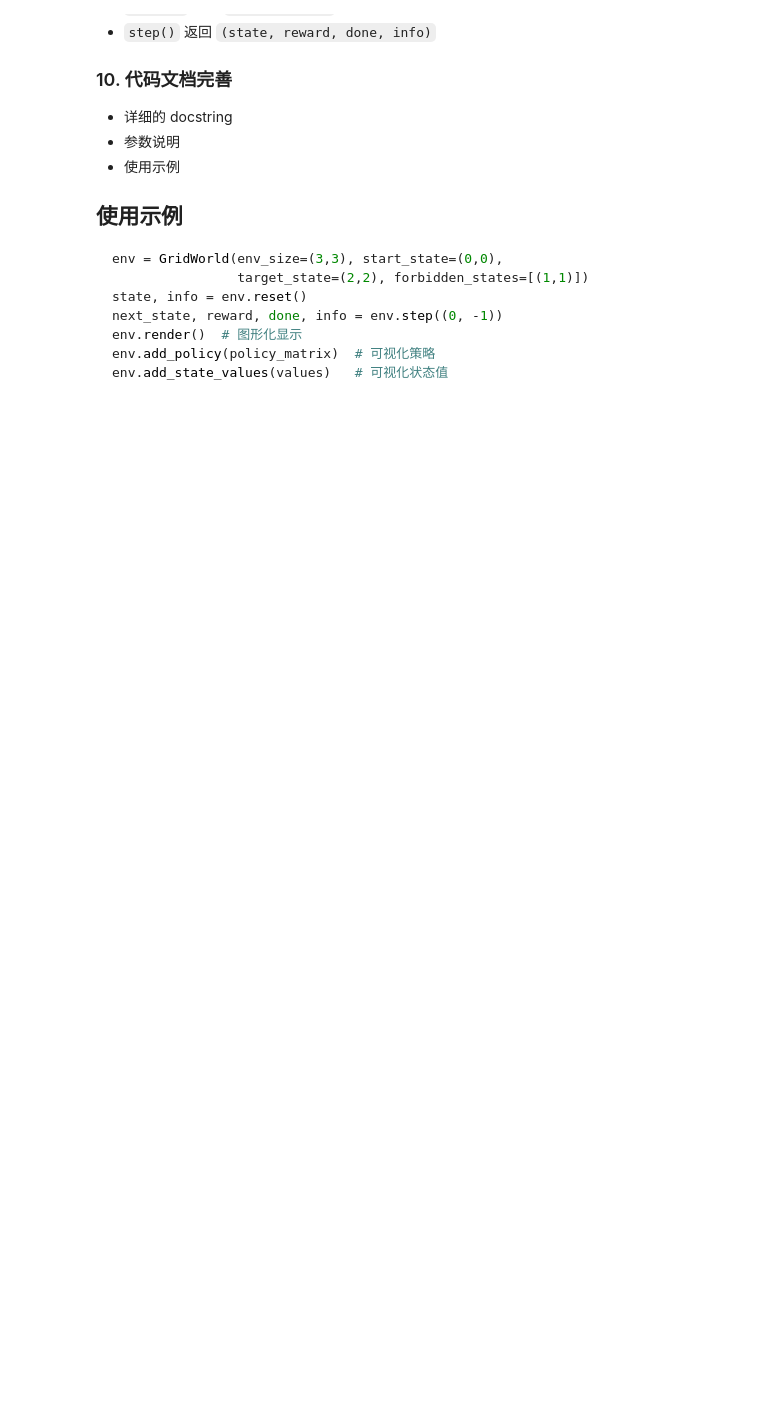
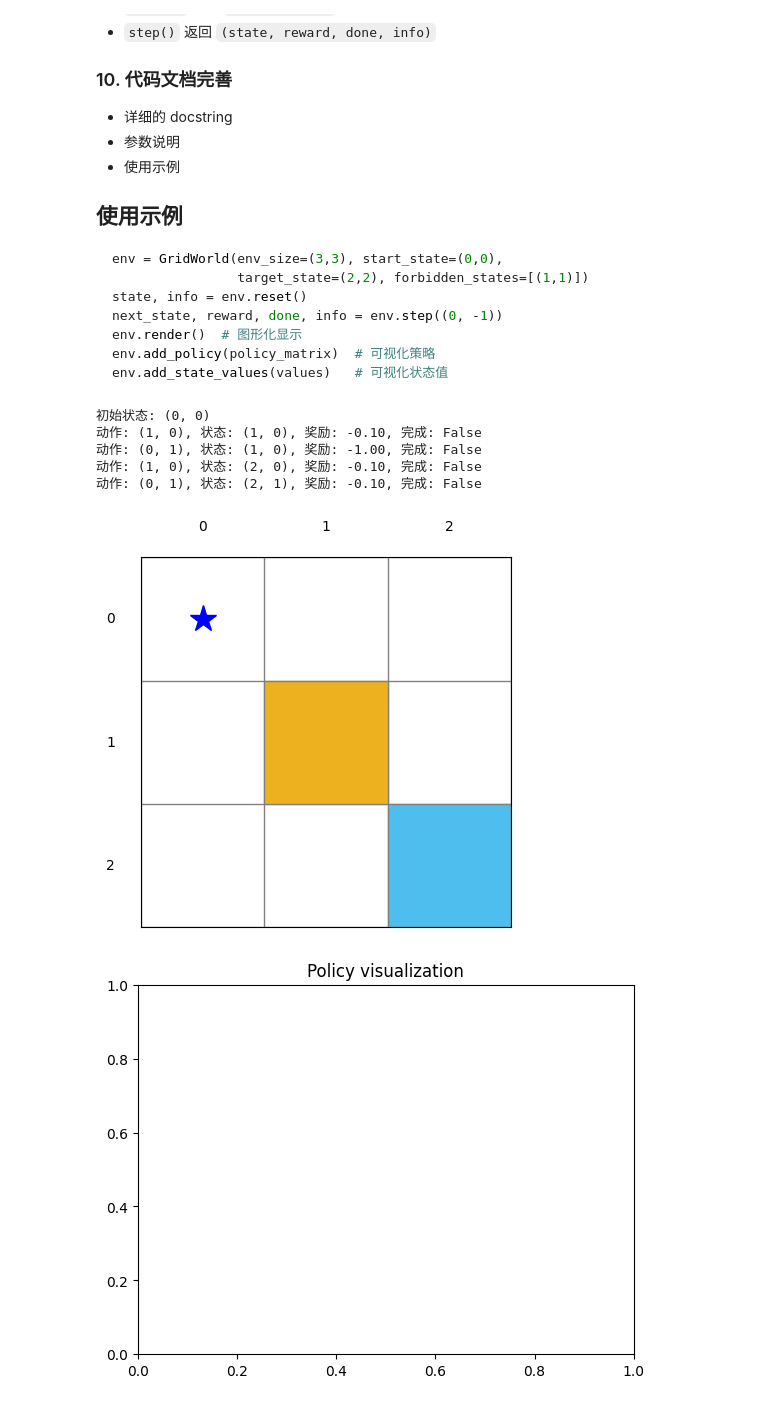
Before and after one commit to GT-Kai/Reinforce-Learning, a Jupyter notebook: GridWorld.ipynb, the cells around one changed output. Drawn from its saved outputs; the diff is of its cells as text; code cells hidden in the pictures; blank space fills up the shorter version.

```diff
--- a/GridWorld.ipynb
+++ b/GridWorld.ipynb
@@ -70,7 +75,4 @@ env.add_state_values(values)   # 可视化状态值
 # %%
-import sys
-sys.path.append("..")
-
 import numpy as np
 import matplotlib.pyplot as plt
 import matplotlib.patches as patches
@@ -170,7 +172,7 @@ class GridWorld():
         new_state = tuple(np.array(state) + np.array(action))
 
         # 边界检测
-        if y + 1 > self.env_size[1] - 1 and action == (0, 1):    # down
+        if action == (0, 1) and y + 1 > self.env_size[1] - 1:    # down
             y = self.env_size[1] - 1
             reward = self.reward_forbidden
         elif x + 1 > self.env_size[0] - 1 and action == (1, 0):  # right
@@ -326,37 +328,46 @@ for action in actions:
     print(f"动作: {action}, 状态: {next_state}, 奖励: {reward:.2f}, 完成: {done}")
     if done:
         break
+# %% [output]
+初始状态: (0, 0)
+动作: (1, 0), 状态: (1, 0), 奖励: -0.10, 完成: False
+动作: (0, 1), 状态: (1, 0), 奖励: -1.00, 完成: False
+动作: (1, 0), 状态: (2, 0), 奖励: -0.10, 完成: False
+动作: (0, 1), 状态: (2, 1), 奖励: -0.10, 完成: False
 # %%
 # 策略可视化示例
 env_policy = GridWorld(
     env_size=(3, 3),
     start_state=(0, 0),
     target_state=(2, 2),
     forbidden_states=[(1, 1)]
 )
 
 state, _ = env_policy.reset()
 env_policy.render()
 
 # 创建一个简单的策略矩阵 (9个状态，5个动作)
 # 策略：总是向右或向下移动
 policy_matrix = np.zeros((9, 5))
 for i in range(9):
     x = i % 3
     y = i // 3
     if (x, y) == (2, 2):  # 目标状态，选择 stay
         policy_matrix[i, 4] = 1.0
     elif (x, y) == (1, 1):  # 禁止状态
         policy_matrix[i, 4] = 1.0
     else:
         if x < 2:
             policy_matrix[i, 1] = 0.5  # 向右
         if y < 2:
             policy_matrix[i, 2] = 0.5  # 向下
 
 env_policy.add_policy(policy_matrix)
-plt.title("策略可视化示例")
+plt.title("Policy visualization")
 plt.show()
+# %% [output]
+[figure, added]
+[figure, added]
 # %%
 # 状态值可视化示例
 env_values = GridWorld(
```
Also changed, not shown: parts of 3 cells of this notebook, 5 other files.
